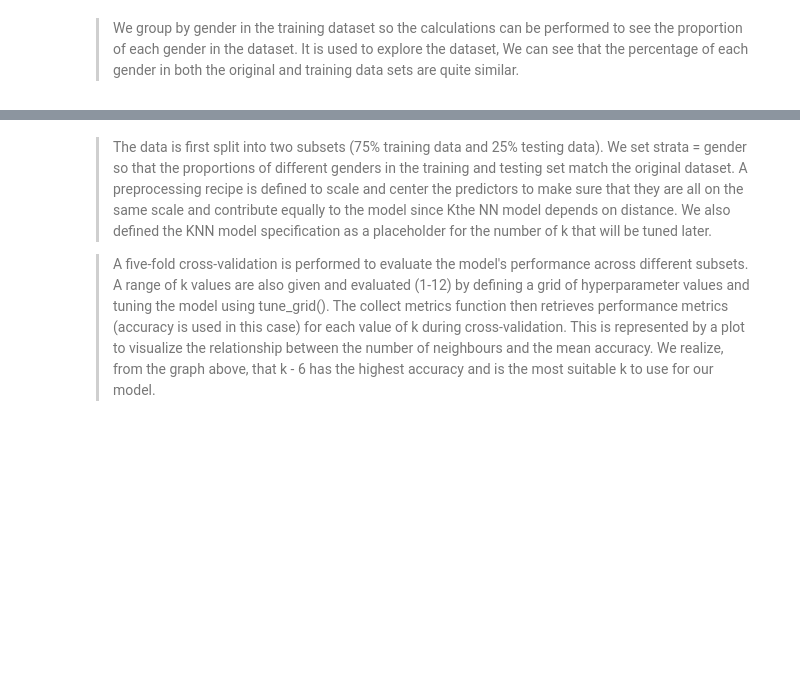
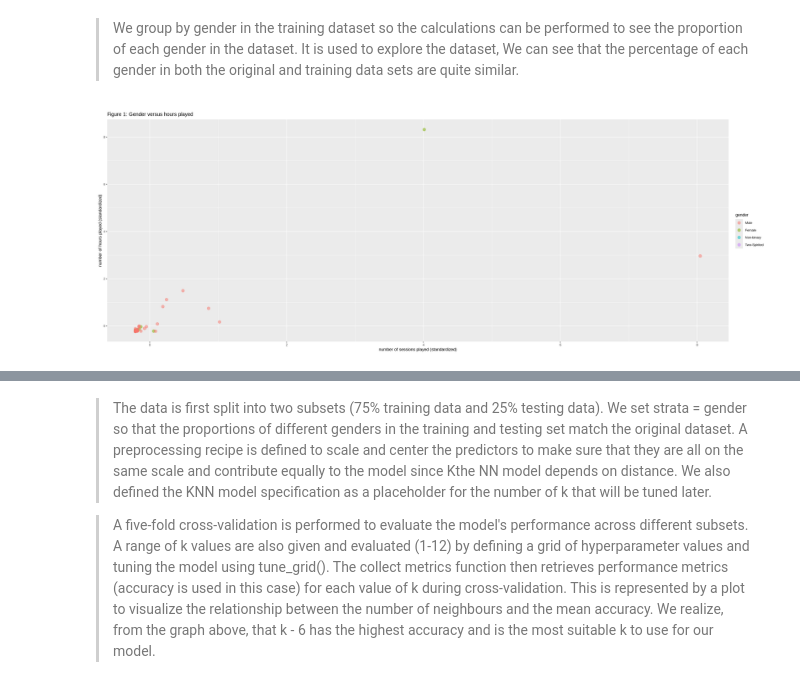
Before and after one commit to sybearr/dsci-100-2024w1-004-12, a Jupyter notebook: Project_Final_Report.ipynb, the cells around one changed output, grey strips where cells are left out. Cells and saved outputs as stored; diff of their text form; code cells hidden in the pictures; blank space fills up the shorter version.

```diff
--- a/Project_Final_Report.ipynb
+++ b/Project_Final_Report.ipynb
@@ -162,2 +162,22 @@ A tibble: 4 × 3
 # %% [markdown]
 > We group by gender in the training dataset so the calculations can be performed to see the proportion of each gender in the dataset. It is used to explore the dataset, We can see that the percentage of each gender in both the original and training data sets are quite similar.
+# %%
+data_recipe1 <- recipe(gender ~ session_count + played_hours, data = data_train) |>
+                        step_scale(all_predictors()) |>
+                        step_center(all_predictors())
+
+data_train_scaled <- data_recipe1 |>
+                            prep() |>
+                           bake(data_train)
+
+options(repr.plot.width = 22, repr.plot.height = 8)
+data_scatterplot <- data_train_scaled|>
+    ggplot(aes(x = session_count, y = played_hours, colour = gender)) +
+        geom_point(alpha = 0.5, cex = 3) +
+        labs(x = "number of sessions played (standardized)", y = "number of hours played (standardized)", colour = "gender") +
+        theme(text = element_text(size = 10)) +
+        ggtitle("Figure 1: Gender versus hours played")
+
+data_scatterplot
+# %% [output]
+[figure, added]
```
Also changed, not shown: parts of 3 cells of this notebook.
